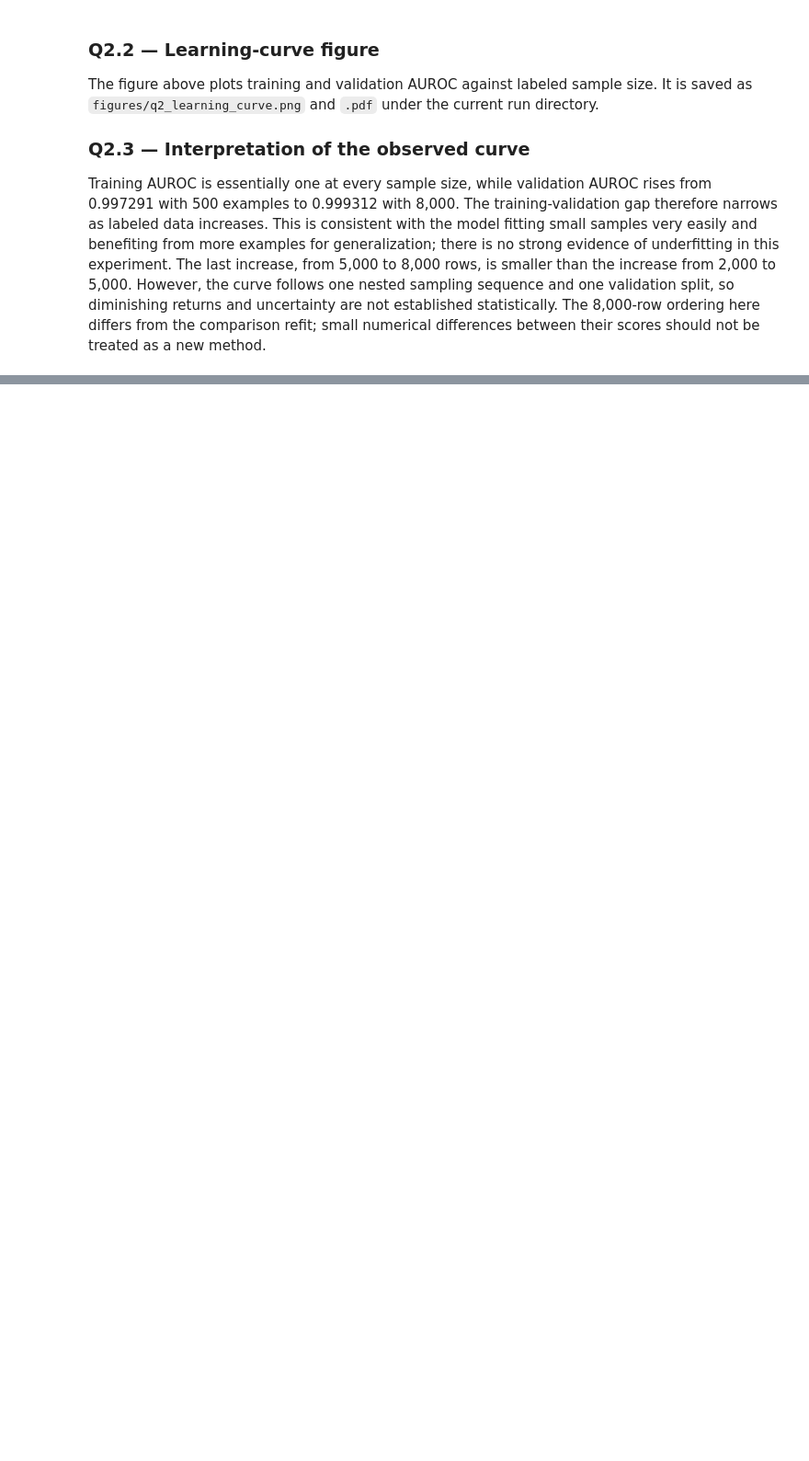
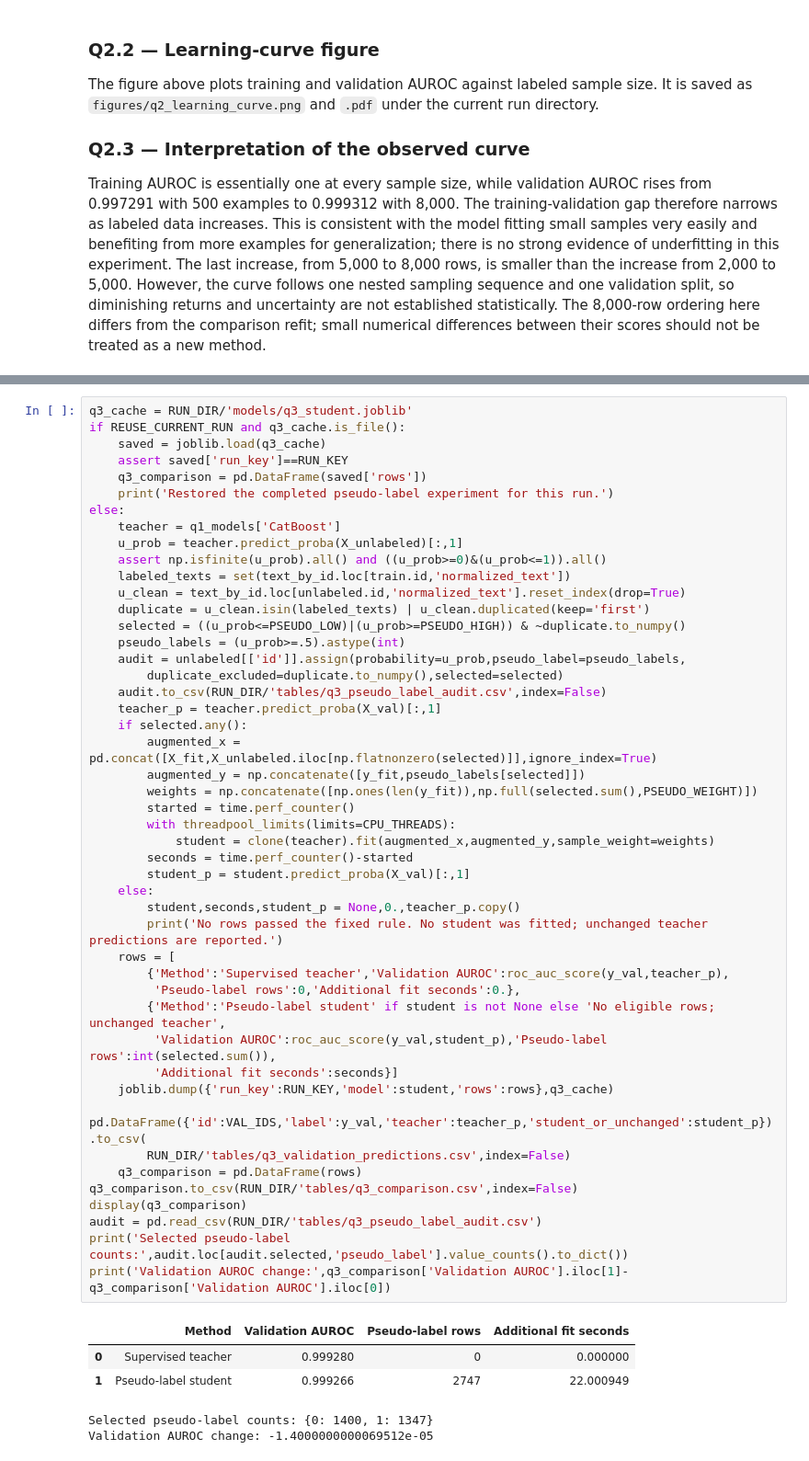
Before and after one commit to HsiangTNA/human-or-ai-submissions, a Jupyter notebook: submissions/group-number-1 /Human_or_AI_Full_Colab_Training.ipynb, the cells around one changed output, grey strips where cells are left out. Shown at 92% size. Cells and saved outputs as stored; diff of their text form; blank space fills up the shorter version.

Commit message:
Unlabeled learning and error analysis

```diff
--- a/submissions/group-number-1 /Human_or_AI_Full_Colab_Training.ipynb
+++ b/submissions/group-number-1 /Human_or_AI_Full_Colab_Training.ipynb
@@ -1254,0 +1261,53 @@ Training AUROC is essentially one at every sample size, while validation AUROC r
+# %%
+q3_cache = RUN_DIR/'models/q3_student.joblib'
+if REUSE_CURRENT_RUN and q3_cache.is_file():
+    saved = joblib.load(q3_cache)
+    assert saved['run_key']==RUN_KEY
+    q3_comparison = pd.DataFrame(saved['rows'])
+    print('Restored the completed pseudo-label experiment for this run.')
+else:
+    teacher = q1_models['CatBoost']
+    u_prob = teacher.predict_proba(X_unlabeled)[:,1]
+    assert np.isfinite(u_prob).all() and ((u_prob>=0)&(u_prob<=1)).all()
+    labeled_texts = set(text_by_id.loc[train.id,'normalized_text'])
+    u_clean = text_by_id.loc[unlabeled.id,'normalized_text'].reset_index(drop=True)
+    duplicate = u_clean.isin(labeled_texts) | u_clean.duplicated(keep='first')
+    selected = ((u_prob<=PSEUDO_LOW)|(u_prob>=PSEUDO_HIGH)) & ~duplicate.to_numpy()
+    pseudo_labels = (u_prob>=.5).astype(int)
+    audit = unlabeled[['id']].assign(probability=u_prob,pseudo_label=pseudo_labels,
+        duplicate_excluded=duplicate.to_numpy(),selected=selected)
+    audit.to_csv(RUN_DIR/'tables/q3_pseudo_label_audit.csv',index=False)
+    teacher_p = teacher.predict_proba(X_val)[:,1]
+    if selected.any():
+        augmented_x = pd.concat([X_fit,X_unlabeled.iloc[np.flatnonzero(selected)]],ignore_index=True)
+        augmented_y = np.concatenate([y_fit,pseudo_labels[selected]])
+        weights = np.concatenate([np.ones(len(y_fit)),np.full(selected.sum(),PSEUDO_WEIGHT)])
+        started = time.perf_counter()
+        with threadpool_limits(limits=CPU_THREADS):
+            student = clone(teacher).fit(augmented_x,augmented_y,sample_weight=weights)
+        seconds = time.perf_counter()-started
+        student_p = student.predict_proba(X_val)[:,1]
+    else:
+        student,seconds,student_p = None,0.,teacher_p.copy()
+        print('No rows passed the fixed rule. No student was fitted; unchanged teacher predictions are reported.')
+    rows = [
+        {'Method':'Supervised teacher','Validation AUROC':roc_auc_score(y_val,teacher_p),
+         'Pseudo-label rows':0,'Additional fit seconds':0.},
+        {'Method':'Pseudo-label student' if student is not None else 'No eligible rows; unchanged teacher',
+         'Validation AUROC':roc_auc_score(y_val,student_p),'Pseudo-label rows':int(selected.sum()),
+         'Additional fit seconds':seconds}]
+    joblib.dump({'run_key':RUN_KEY,'model':student,'rows':rows},q3_cache)
+    pd.DataFrame({'id':VAL_IDS,'label':y_val,'teacher':teacher_p,'student_or_unchanged':student_p}).to_csv(
+        RUN_DIR/'tables/q3_validation_predictions.csv',index=False)
+    q3_comparison = pd.DataFrame(rows)
+q3_comparison.to_csv(RUN_DIR/'tables/q3_comparison.csv',index=False)
+display(q3_comparison)
+audit = pd.read_csv(RUN_DIR/'tables/q3_pseudo_label_audit.csv')
+print('Selected pseudo-label counts:',audit.loc[audit.selected,'pseudo_label'].value_counts().to_dict())
+print('Validation AUROC change:',q3_comparison['Validation AUROC'].iloc[1]-q3_comparison['Validation AUROC'].iloc[0])
+# %% [output]
+|  | Method | Validation AUROC | Pseudo-label rows | Additional fit seconds |
+| 0 | Supervised teacher | 0.999280 | 0 | 0.000000 |
+| 1 | Pseudo-label student | 0.999266 | 2747 | 22.000949 |
+Selected pseudo-label counts: {0: 1400, 1: 1347}
+Validation AUROC change: -1.4000000000069512e-05
```
Also changed, not shown: parts of 9 cells of this notebook.
